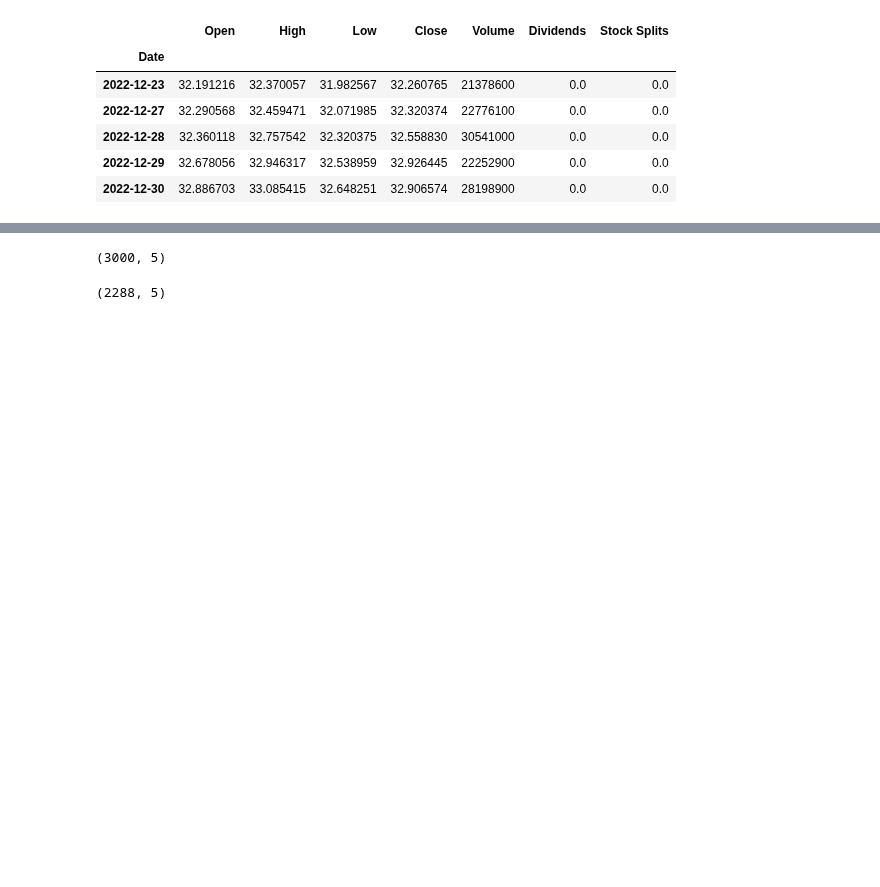
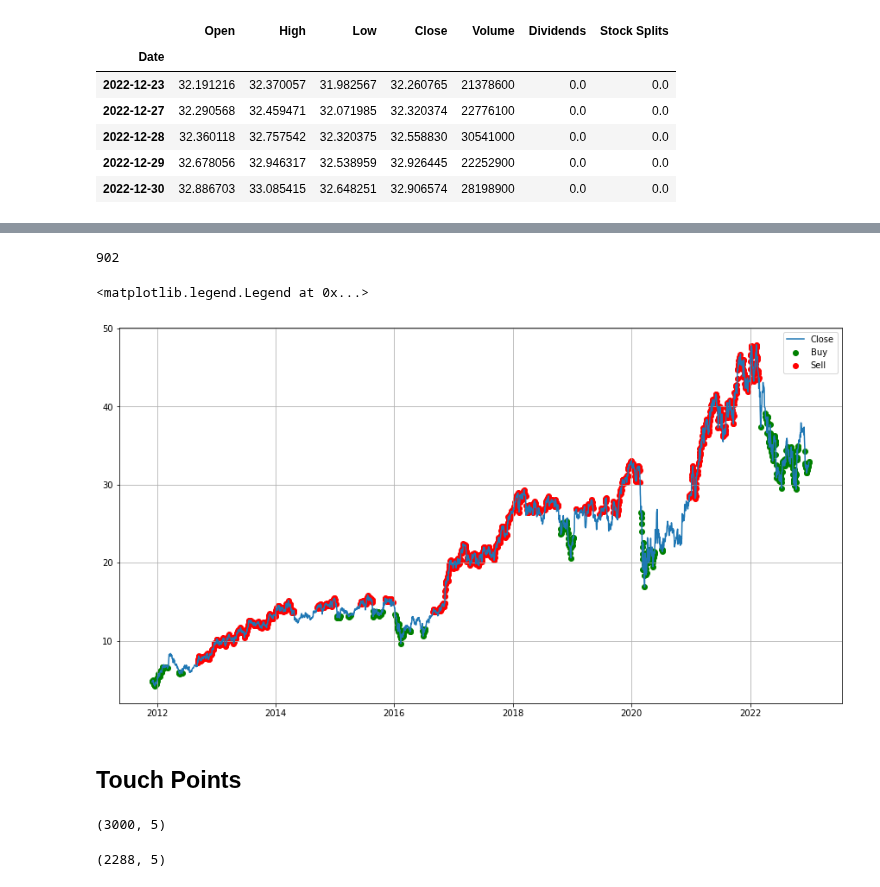
Before and after one commit to fadeeva/stock_market_research, a Jupyter notebook: classic/52_weeks/52weeks.ipynb, the cells around one changed output, grey strips where cells are left out. Saved outputs shown, nothing was run; the diff lists cells and outputs as text; code cells hidden in the pictures; blank space fills up the shorter version.

```diff
--- a/classic/52_weeks/52weeks.ipynb
+++ b/classic/52_weeks/52weeks.ipynb
@@ -95,0 +171,12 @@ plt.legend()
+# %%
+def buy_or_sell(row):
+    if row['Signal %'] <= 30:
+        signal = 'Buy'
+    elif row['Signal %'] > 30 and row['Signal %'] < 70:
+        signal = np.nan
+    else:
+        signal = 'Sell'
+    return signal
+# %%
+_52weeks_test['Signal'] = _52weeks_test.apply(buy_or_sell, axis=1)
+_52weeks_test
@@ -95,0 +198,3 @@ plt.legend()
+# %%
+buy = _52weeks_test[_52weeks_test['Signal'] == 'Buy']['Close']
+buy
@@ -96,3 +215,21 @@ plt.legend()
+# %%
+sell = _52weeks_test[_52weeks_test['Signal'] == 'Sell']['Close']
+# %%
+_52weeks_test[_52weeks_test['Signal'].isna()]['Close'].count()
+# %% [output]
+902
+# %%
+fig, ax = plt.subplots(figsize=(15, 8))
+ax.plot(_52weeks_test.index, _52weeks_test['Close'], label='Close')
+ax.scatter(buy.index, buy, label='Buy', c='g')
+ax.scatter(sell.index, sell, label='Sell', c='r')
+ax.grid()
+plt.legend()
+# %% [output]
+<matplotlib.legend.Legend at 0x...>
+[figure, added]
+# %% [markdown]
+## Touch Points
 # %%
 bac_df_0_3000 = bac_df[:3000]
 bac_df_0_3000.shape
```
Also changed, not shown: parts of 18 cells of this notebook, 3 other files.
